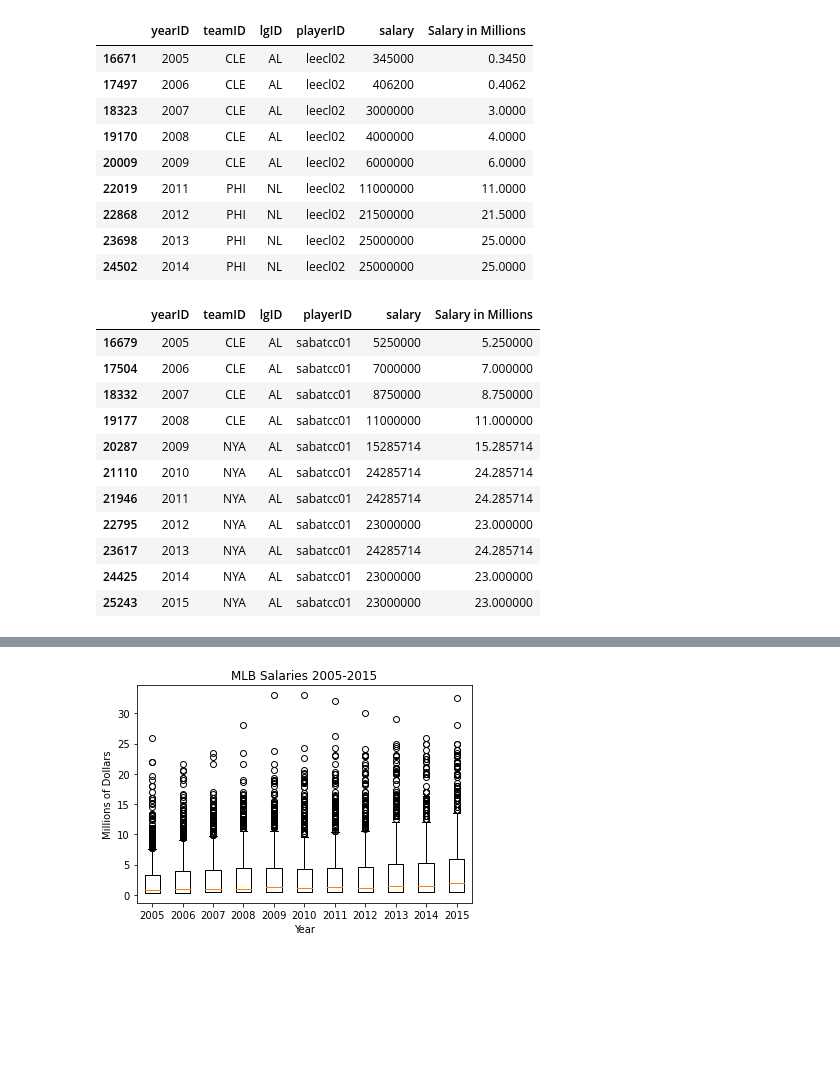
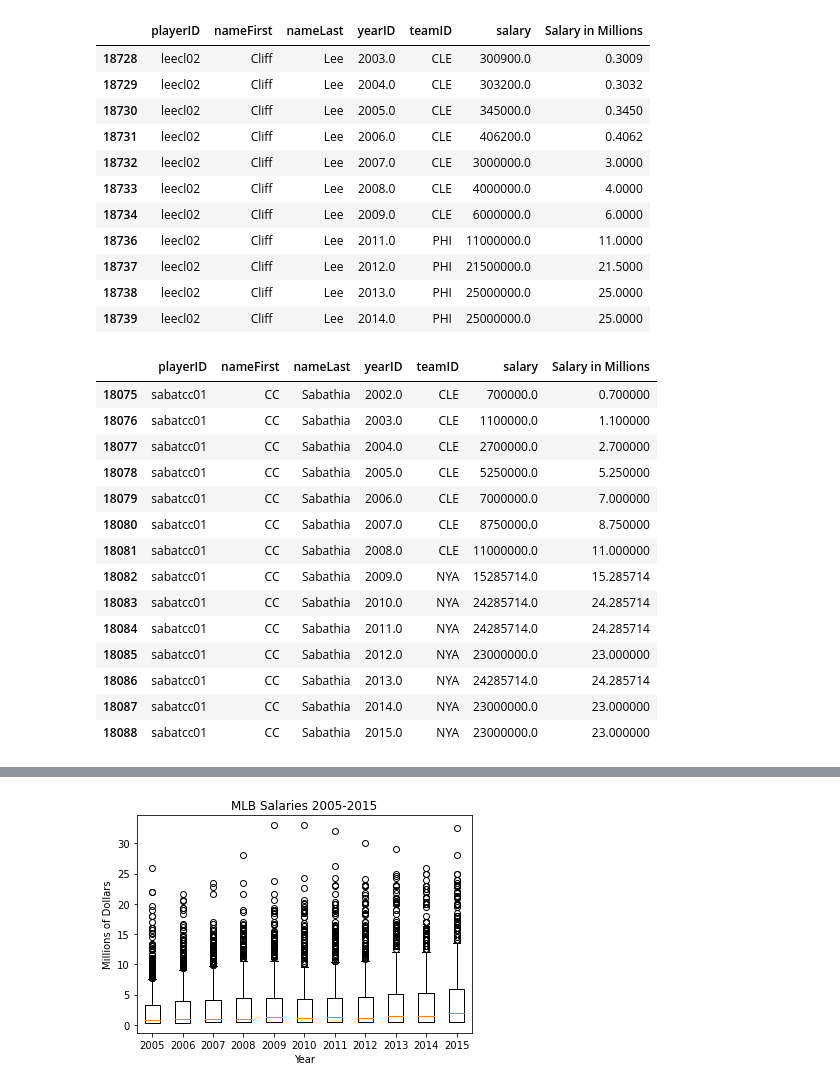
Before and after one commit to eerofeeva/BaseballMadness, a Jupyter notebook: baseball_challege.ipynb, the cells around one changed output, grey strips where cells are left out. Drawn from its saved outputs; the diff is of its cells as text; code cells hidden in the pictures; blank space fills up the shorter version.

```diff
--- a/baseball_challege.ipynb
+++ b/baseball_challege.ipynb
@@ -7,6 +7,8 @@ teams_df = pd.read_csv(".\Teams.csv")
 playoffs_df = pd.read_csv(".\PlayoffTeams.csv")
 salaries_df = pd.read_csv(".\Salaries.csv")
 franchises_df = pd.read_csv(".\TeamsFranchises.csv")
+master_df = pd.read_csv(".\Master.csv")
 teams_df.head()
 #teams_df.count
+master_df.head()
 # %% [output]
@@ -101,4 +103,7 @@ dtype: int64
 salaries_df = pd.read_csv("./Salaries.csv")
 salaries_df.head()
 salaries_df.count
+
+salaries_master_df = pd.merge(salaries_df, master_df, on="playerID", how="outer")
+salaries_master_df.head()
 # %% [output]
@@ -141,15 +124,20 @@ salaries_yr.count
 #Looking for top 10%, narrow down to 900ish rows
 
 #salaries_yr.describe()
-salaries_yr_df = salaries_yr.loc[salaries_yr['teamID'].isin(playoff_count_df.index)]
-salaries_yr_df
+salaries_yr_df = salaries_master_df.loc[salaries_master_df['teamID'].isin(playoff_count_df.index)]
+salaries_yr_df.head()
 
-millions_of_dollars  = salaries_yr_df["salary"]/1000000
-salaries_yr_df["Salary in Millions"] = millions_of_dollars
-salaries_yr_df
+#remove unneccessary columns
+reduced_df = salaries_yr_df[["playerID","nameFirst","nameLast", "yearID", "teamID", "salary"]]
+reduced_df.head()
 
-salaries_millions = salaries_yr_df.loc[salaries_yr_df["Salary in Millions"]>9.5]
+millions_of_dollars = reduced_df["salary"]/1000000
+reduced_df["Salary in Millions"] = millions_of_dollars
+reduced_df
+
+salaries_millions = reduced_df.loc[reduced_df["Salary in Millions"]>9.5]
 salaries_millions
+
 
 #groupby players
 top_total_spenders = salaries_millions.groupby(["playerID", "yearID"]).sum()
@@ -288,34 +284,39 @@ howarry01
 # %%
 #7
-leecl02 = salaries_yr_df.loc[salaries_yr_df["playerID"]=="leecl02"]
+leecl02 = reduced_df.loc[reduced_df["playerID"]=="leecl02"]
 leecl02
 # %% [output]
-|  | yearID | teamID | lgID | playerID | salary | Salary in Millions |
-| 16671 | 2005 | CLE | AL | leecl02 | 345000 | 0.3450 |
-| 17497 | 2006 | CLE | AL | leecl02 | 406200 | 0.4062 |
-| 18323 | 2007 | CLE | AL | leecl02 | 3000000 | 3.0000 |
-| 19170 | 2008 | CLE | AL | leecl02 | 4000000 | 4.0000 |
-| 20009 | 2009 | CLE | AL | leecl02 | 6000000 | 6.0000 |
-| 22019 | 2011 | PHI | NL | leecl02 | 11000000 | 11.0000 |
-| 22868 | 2012 | PHI | NL | leecl02 | 21500000 | 21.5000 |
-| 23698 | 2013 | PHI | NL | leecl02 | 25000000 | 25.0000 |
-| 24502 | 2014 | PHI | NL | leecl02 | 25000000 | 25.0000 |
+|  | playerID | nameFirst | nameLast | yearID | teamID | salary | Salary in Millions |
+| 18728 | leecl02 | Cliff | Lee | 2003.0 | CLE | 300900.0 | 0.3009 |
+| 18729 | leecl02 | Cliff | Lee | 2004.0 | CLE | 303200.0 | 0.3032 |
+| 18730 | leecl02 | Cliff | Lee | 2005.0 | CLE | 345000.0 | 0.3450 |
+| 18731 | leecl02 | Cliff | Lee | 2006.0 | CLE | 406200.0 | 0.4062 |
+| 18732 | leecl02 | Cliff | Lee | 2007.0 | CLE | 3000000.0 | 3.0000 |
+| 18733 | leecl02 | Cliff | Lee | 2008.0 | CLE | 4000000.0 | 4.0000 |
+| 18734 | leecl02 | Cliff | Lee | 2009.0 | CLE | 6000000.0 | 6.0000 |
+| 18736 | leecl02 | Cliff | Lee | 2011.0 | PHI | 11000000.0 | 11.0000 |
+| 18737 | leecl02 | Cliff | Lee | 2012.0 | PHI | 21500000.0 | 21.5000 |
+| 18738 | leecl02 | Cliff | Lee | 2013.0 | PHI | 25000000.0 | 25.0000 |
+| 18739 | leecl02 | Cliff | Lee | 2014.0 | PHI | 25000000.0 | 25.0000 |
 # %%
 #8
-sabatcc01 = salaries_yr_df.loc[salaries_yr_df["playerID"]=="sabatcc01"]
+sabatcc01 = reduced_df.loc[reduced_df["playerID"]=="sabatcc01"]
 sabatcc01
 # %% [output]
-|  | yearID | teamID | lgID | playerID | salary | Salary in Millions |
-| 16679 | 2005 | CLE | AL | sabatcc01 | 5250000 | 5.250000 |
-| 17504 | 2006 | CLE | AL | sabatcc01 | 7000000 | 7.000000 |
-| 18332 | 2007 | CLE | AL | sabatcc01 | 8750000 | 8.750000 |
-| 19177 | 2008 | CLE | AL | sabatcc01 | 11000000 | 11.000000 |
-| 20287 | 2009 | NYA | AL | sabatcc01 | 15285714 | 15.285714 |
-| 21110 | 2010 | NYA | AL | sabatcc01 | 24285714 | 24.285714 |
-| 21946 | 2011 | NYA | AL | sabatcc01 | 24285714 | 24.285714 |
-| 22795 | 2012 | NYA | AL | sabatcc01 | 23000000 | 23.000000 |
-| 23617 | 2013 | NYA | AL | sabatcc01 | 24285714 | 24.285714 |
-| 24425 | 2014 | NYA | AL | sabatcc01 | 23000000 | 23.000000 |
-| 25243 | 2015 | NYA | AL | sabatcc01 | 23000000 | 23.000000 |
+|  | playerID | nameFirst | nameLast | yearID | teamID | salary | Salary in Millions |
+| 18075 | sabatcc01 | CC | Sabathia | 2002.0 | CLE | 700000.0 | 0.700000 |
+| 18076 | sabatcc01 | CC | Sabathia | 2003.0 | CLE | 1100000.0 | 1.100000 |
+| 18077 | sabatcc01 | CC | Sabathia | 2004.0 | CLE | 2700000.0 | 2.700000 |
+| 18078 | sabatcc01 | CC | Sabathia | 2005.0 | CLE | 5250000.0 | 5.250000 |
+| 18079 | sabatcc01 | CC | Sabathia | 2006.0 | CLE | 7000000.0 | 7.000000 |
+| 18080 | sabatcc01 | CC | Sabathia | 2007.0 | CLE | 8750000.0 | 8.750000 |
+| 18081 | sabatcc01 | CC | Sabathia | 2008.0 | CLE | 11000000.0 | 11.000000 |
+| 18082 | sabatcc01 | CC | Sabathia | 2009.0 | NYA | 15285714.0 | 15.285714 |
+| 18083 | sabatcc01 | CC | Sabathia | 2010.0 | NYA | 24285714.0 | 24.285714 |
+| 18084 | sabatcc01 | CC | Sabathia | 2011.0 | NYA | 24285714.0 | 24.285714 |
+| 18085 | sabatcc01 | CC | Sabathia | 2012.0 | NYA | 23000000.0 | 23.000000 |
+| 18086 | sabatcc01 | CC | Sabathia | 2013.0 | NYA | 24285714.0 | 24.285714 |
+| 18087 | sabatcc01 | CC | Sabathia | 2014.0 | NYA | 23000000.0 | 23.000000 |
+| 18088 | sabatcc01 | CC | Sabathia | 2015.0 | NYA | 23000000.0 | 23.000000 |
 # %%
 #9
```
Also changed, not shown: parts of 17 cells of this notebook, 3 other files.
